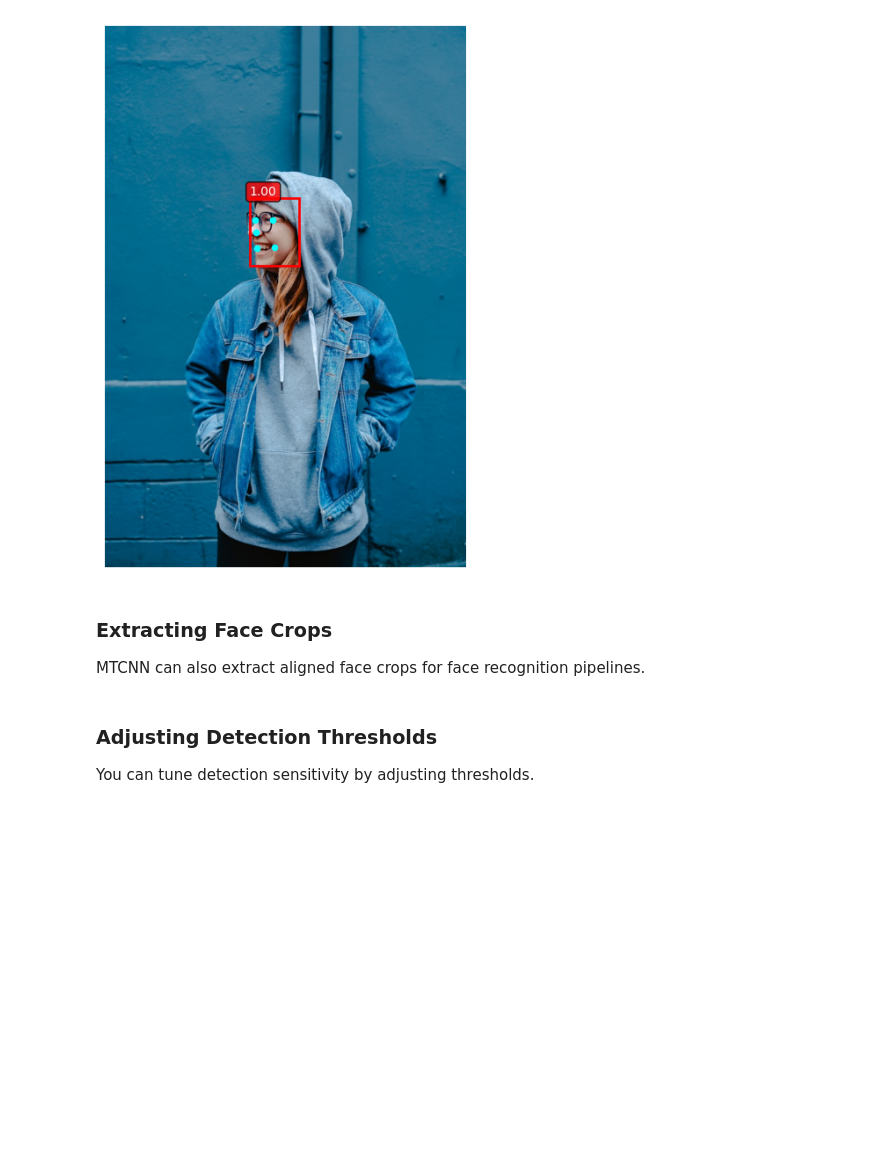
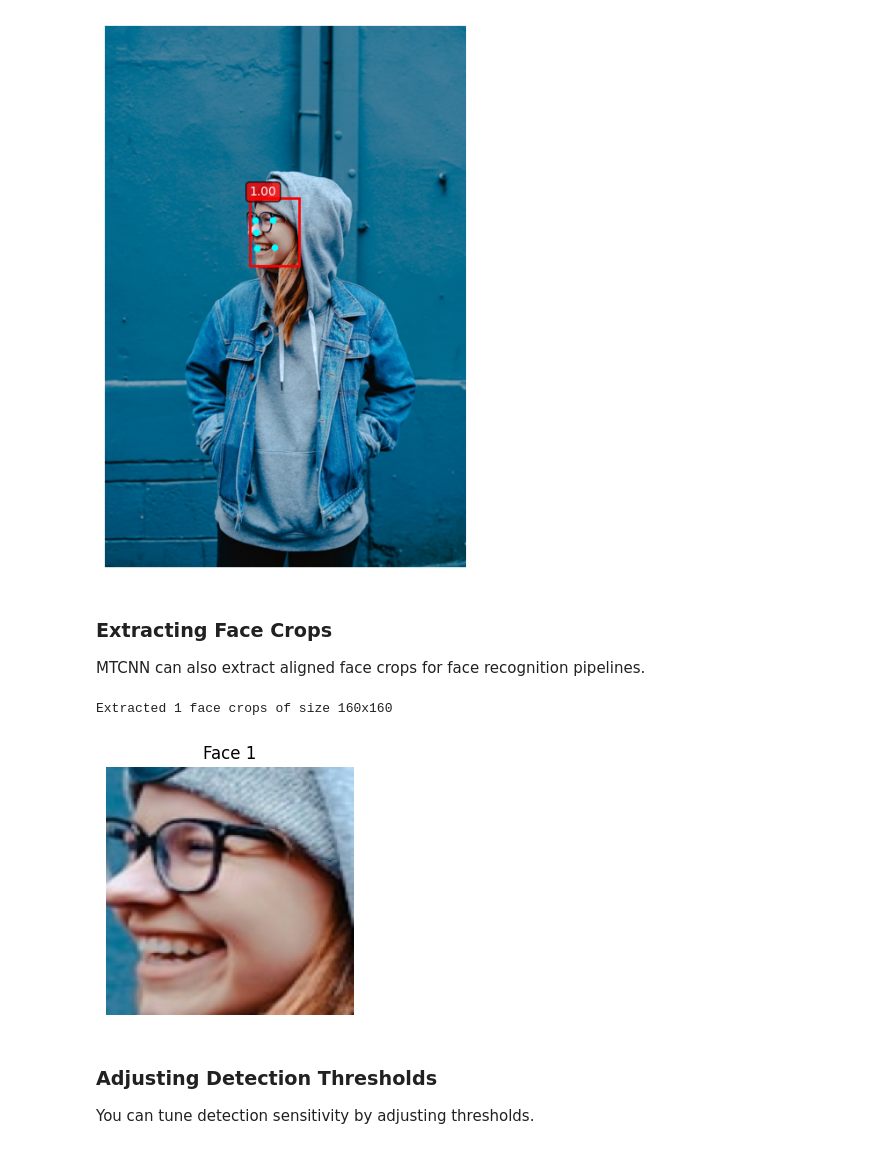
Before and after one commit to krmerchant/machine_learning_concepts, a Jupyter notebook: facial-detection/notebooks/face_detection_demo.ipynb, the cells around one changed output. Cells and saved outputs as stored; diff of their text form; code cells hidden in the pictures; blank space fills up the shorter version.

```diff
--- a/facial-detection/notebooks/face_detection_demo.ipynb
+++ b/facial-detection/notebooks/face_detection_demo.ipynb
@@ -99,31 +99,34 @@ MTCNN can also extract aligned face crops for face recognition pipelines.
 # %%
 # Extract aligned face crops
 try:
-    image = load_image_from_url(sample_urls[0])
+    image = load_image_from_url(sample_urls[2])
     faces = detector.extract_faces(image, return_tensors=True)
 
     if faces is not None:
         print(f'Extracted {faces.shape[0]} face crops of size {faces.shape[2]}x{faces.shape[3]}')
 
         # Display extracted faces
         n_faces = min(faces.shape[0], 5)  # Show at most 5 faces
         fig, axes = plt.subplots(1, n_faces, figsize=(3*n_faces, 3))
         if n_faces == 1:
             axes = [axes]
 
         for i in range(n_faces):
             face = faces[i].permute(1, 2, 0).cpu().numpy()
             face = (face - face.min()) / (face.max() - face.min())  # Normalize for display
             axes[i].imshow(face)
             axes[i].set_title(f'Face {i+1}')
             axes[i].axis('off')
 
         plt.tight_layout()
         plt.show()
     else:
         print('No faces detected for extraction')
 except Exception as e:
     print(f'Error: {e}')
+# %% [output]
+Extracted 1 face crops of size 160x160
+[figure, added]
 # %% [markdown]
 ### Adjusting Detection Thresholds
 
```
Also changed, not shown: 8 other files.
